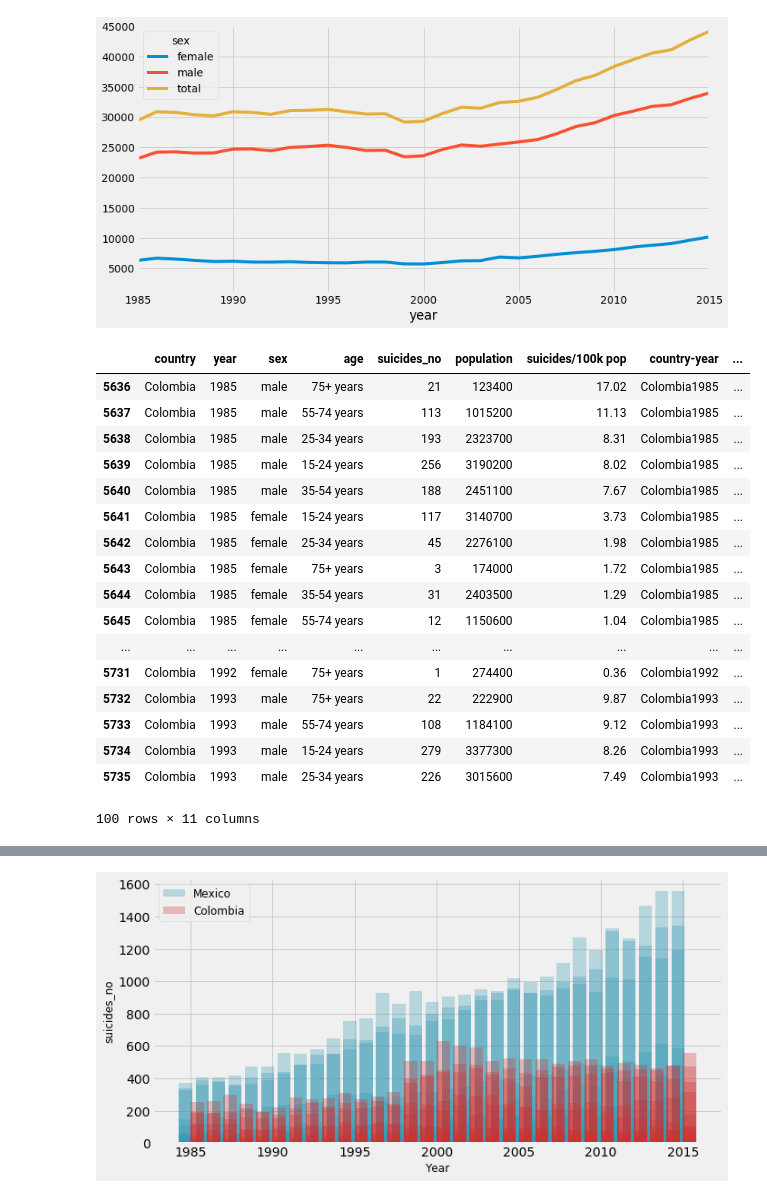
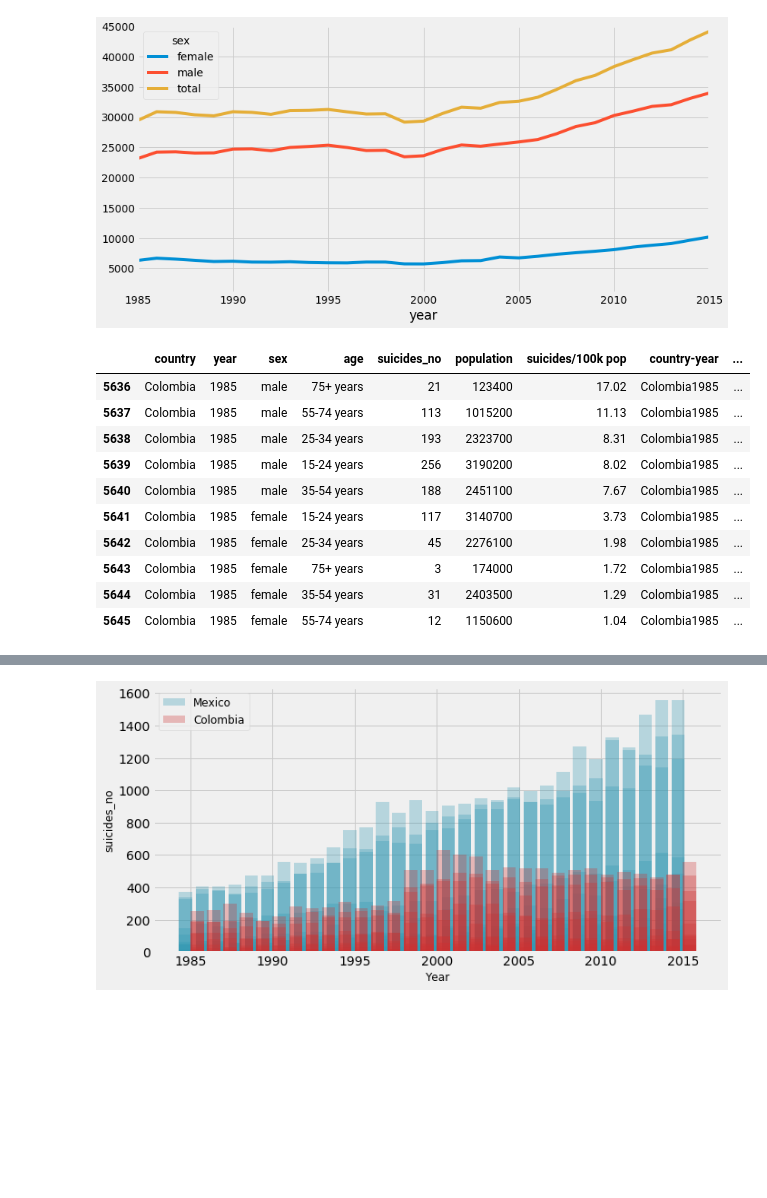
Before and after one commit to carandu/suicide_topics, a Jupyter notebook: suicide_topics.ipynb, the cells around one changed output, grey strips where cells are left out. Saved outputs shown, nothing was run; the diff lists cells and outputs as text; code cells hidden in the pictures; blank space fills up the shorter version.

```diff
--- a/suicide_topics.ipynb
+++ b/suicide_topics.ipynb
@@ -276,26 +276,19 @@ plt.show()
 # %%
 #creating new dataframes for Mexico and Colombia
 col = df[df.country == 'Colombia']
 mex = df[df.country == 'Mexico']
 col = df.loc[df['country'] == 'Colombia']
 mex = df.loc[df['country'] == 'Mexico']
-col.head(100)
+col.head(10)
 # %% [output]
 |  | country | year | sex | age | suicides_no | population | suicides/100k pop | country-year | ... |
 | 5636 | Colombia | 1985 | male | 75+ years | 21 | 123400 | 17.02 | Colombia1985 | ... |
 | 5637 | Colombia | 1985 | male | 55-74 years | 113 | 1015200 | 11.13 | Colombia1985 | ... |
 | 5638 | Colombia | 1985 | male | 25-34 years | 193 | 2323700 | 8.31 | Colombia1985 | ... |
 | 5639 | Colombia | 1985 | male | 15-24 years | 256 | 3190200 | 8.02 | Colombia1985 | ... |
 | 5640 | Colombia | 1985 | male | 35-54 years | 188 | 2451100 | 7.67 | Colombia1985 | ... |
 | 5641 | Colombia | 1985 | female | 15-24 years | 117 | 3140700 | 3.73 | Colombia1985 | ... |
 | 5642 | Colombia | 1985 | female | 25-34 years | 45 | 2276100 | 1.98 | Colombia1985 | ... |
 | 5643 | Colombia | 1985 | female | 75+ years | 3 | 174000 | 1.72 | Colombia1985 | ... |
 | 5644 | Colombia | 1985 | female | 35-54 years | 31 | 2403500 | 1.29 | Colombia1985 | ... |
 | 5645 | Colombia | 1985 | female | 55-74 years | 12 | 1150600 | 1.04 | Colombia1985 | ... |
-| ... | ... | ... | ... | ... | ... | ... | ... | ... | ... |
-| 5731 | Colombia | 1992 | female | 75+ years | 1 | 274400 | 0.36 | Colombia1992 | ... |
-| 5732 | Colombia | 1993 | male | 75+ years | 22 | 222900 | 9.87 | Colombia1993 | ... |
-| 5733 | Colombia | 1993 | male | 55-74 years | 108 | 1184100 | 9.12 | Colombia1993 | ... |
-| 5734 | Colombia | 1993 | male | 15-24 years | 279 | 3377300 | 8.26 | Colombia1993 | ... |
-| 5735 | Colombia | 1993 | male | 25-34 years | 226 | 3015600 | 7.49 | Colombia1993 | ... |
-100 rows × 11 columns
```
Also changed, not shown: parts of 6 cells of this notebook.
